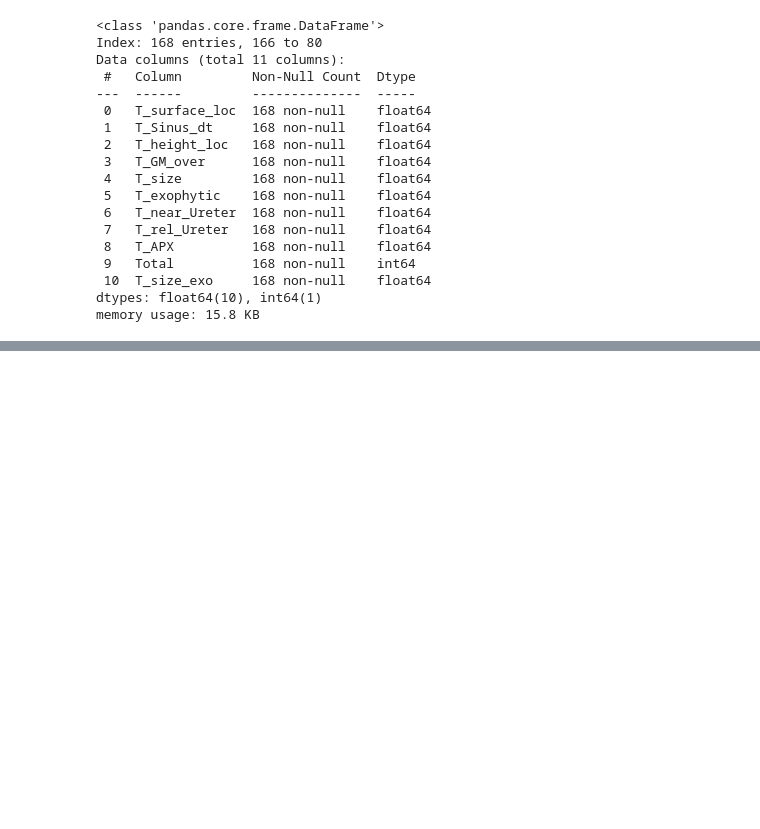
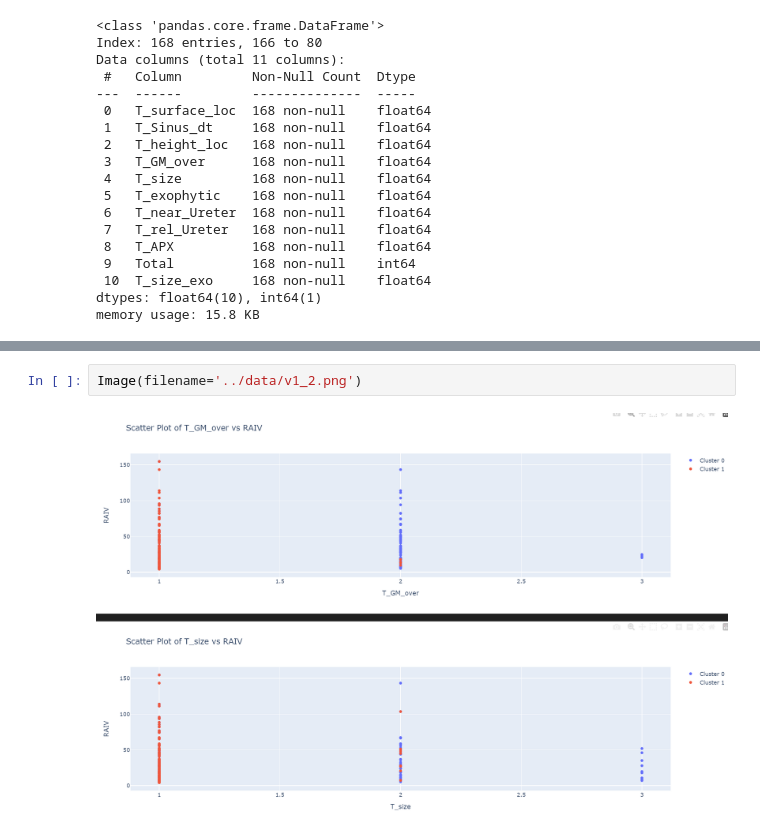
Before and after one commit to JoQri/ML_kidney_project, a Jupyter notebook: sub/v1.ipynb, the cells around one changed output, grey strips where cells are left out. Cells and saved outputs as stored; diff of their text form; blank space fills up the shorter version.

```diff
--- a/sub/v1.ipynb
+++ b/sub/v1.ipynb
@@ -708,0 +715,4 @@ memory usage: 15.8 KB
+# %%
+Image(filename='../data/v1_2.png')
+# %% [output]
+[figure, added]
```
Also changed, not shown: parts of 7 cells of this notebook.
